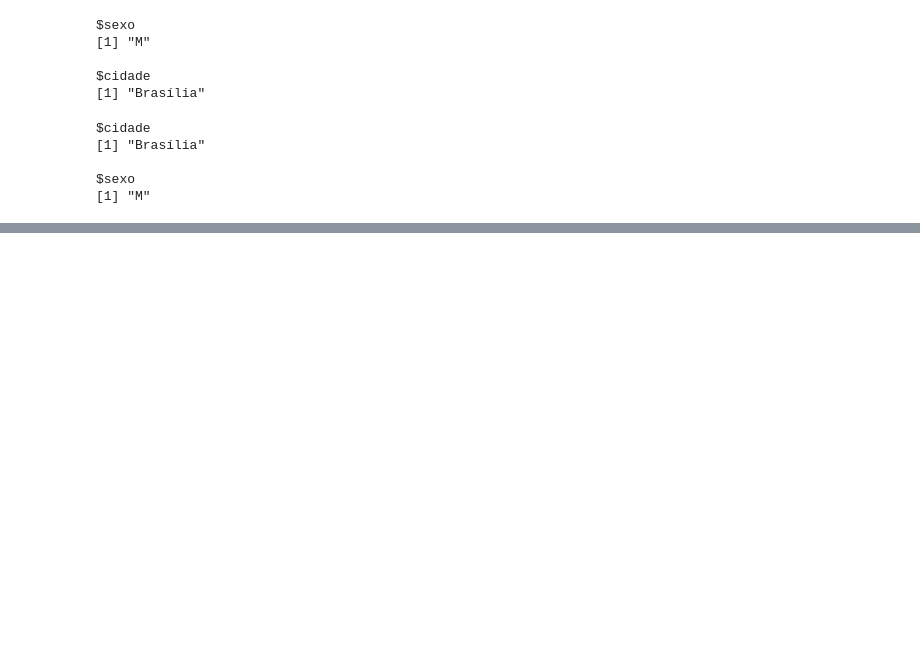
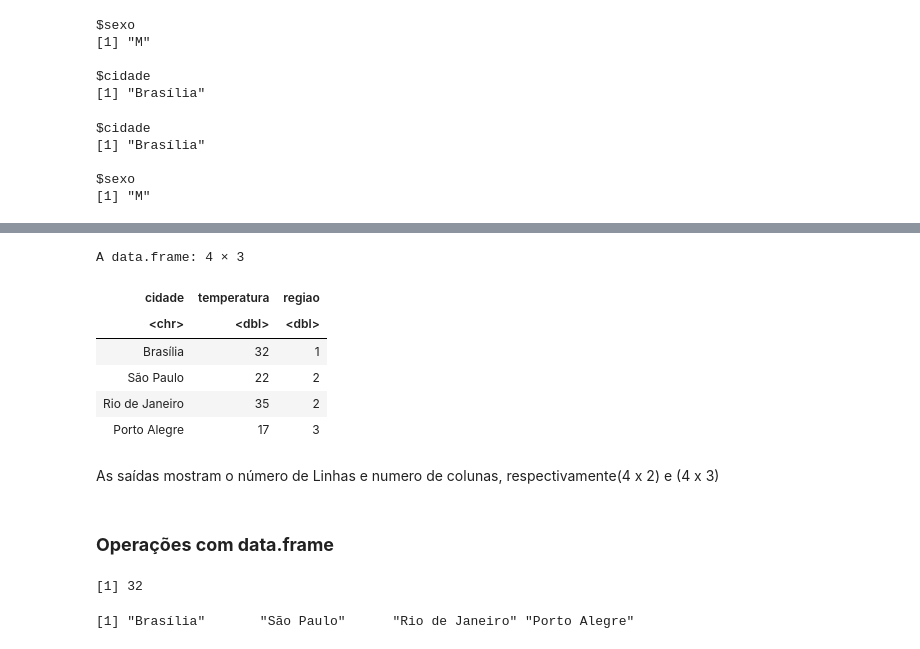
Before and after one commit to DanielMGuedes/Ling_R_Introduc_EVg, a Jupyter notebook: Linguagen_R_Tratamento_de_Dados.ipynb, the cells around one changed output, grey strips where cells are left out. Drawn from its saved outputs; the diff is of its cells as text; code cells hidden in the pictures; blank space fills up the shorter version.

```diff
--- a/Linguagen_R_Tratamento_de_Dados.ipynb
+++ b/Linguagen_R_Tratamento_de_Dados.ipynb
@@ -95,7 +95,7 @@ cidade
 #Agora vamos criar outros vetores  "temperatura e regiao" com a função "c() "
 
 temperatura <- c(32,22,35,17)
-região <- c(1,2,2,3)
+regiao <- c(1,2,2,3)
 # %% [markdown]
 ### Operações com Vetores
 # %%
@@ -257,0 +261,5 @@ $sexo
+# %%
+# Lista de Listas
+cidades <- list(cidade = cidade,
+                  temperatura = temperatura,
+                  regiao = regiao)
@@ -257,0 +295,27 @@ $sexo
+# %%
+#Criando um data.frame com a LISTA cidades2
+df2 <- data.frame(cidades)
+df2
+# %% [output]
+A data.frame: 4 × 3
+| cidade | temperatura | regiao |
+| <chr> | <dbl> | <dbl> |
+| Brasília | 32 | 1 |
+| São Paulo | 22 | 2 |
+| Rio de Janeiro | 35 | 2 |
+| Porto Alegre | 17 | 3 |
+# %% [markdown]
+As saídas mostram o número de Linhas e numero de colunas, respectivamente(4 x 2) e (4 x 3)
+# %% [markdown]
+### **Operações com data.frame**
+# %%
+# Para filtrar uma informação digitamos o nome do data.frame e entre colchetes colocamos a Linha e a Coluna que desejamos
+# Comando: data.frame[Linha,Coluna]
+df[1,2]
+# %% [output]
+[1] 32
+# %%
+# No exemplo como não colocamos a posição da Linha o filtro trouxe toda a Coluna 1 (posição 1)
+df[,1]
+# %% [output]
+[1] "Brasília"       "São Paulo"      "Rio de Janeiro" "Porto Alegre"
```
Also changed, not shown: parts of 17 cells of this notebook.
